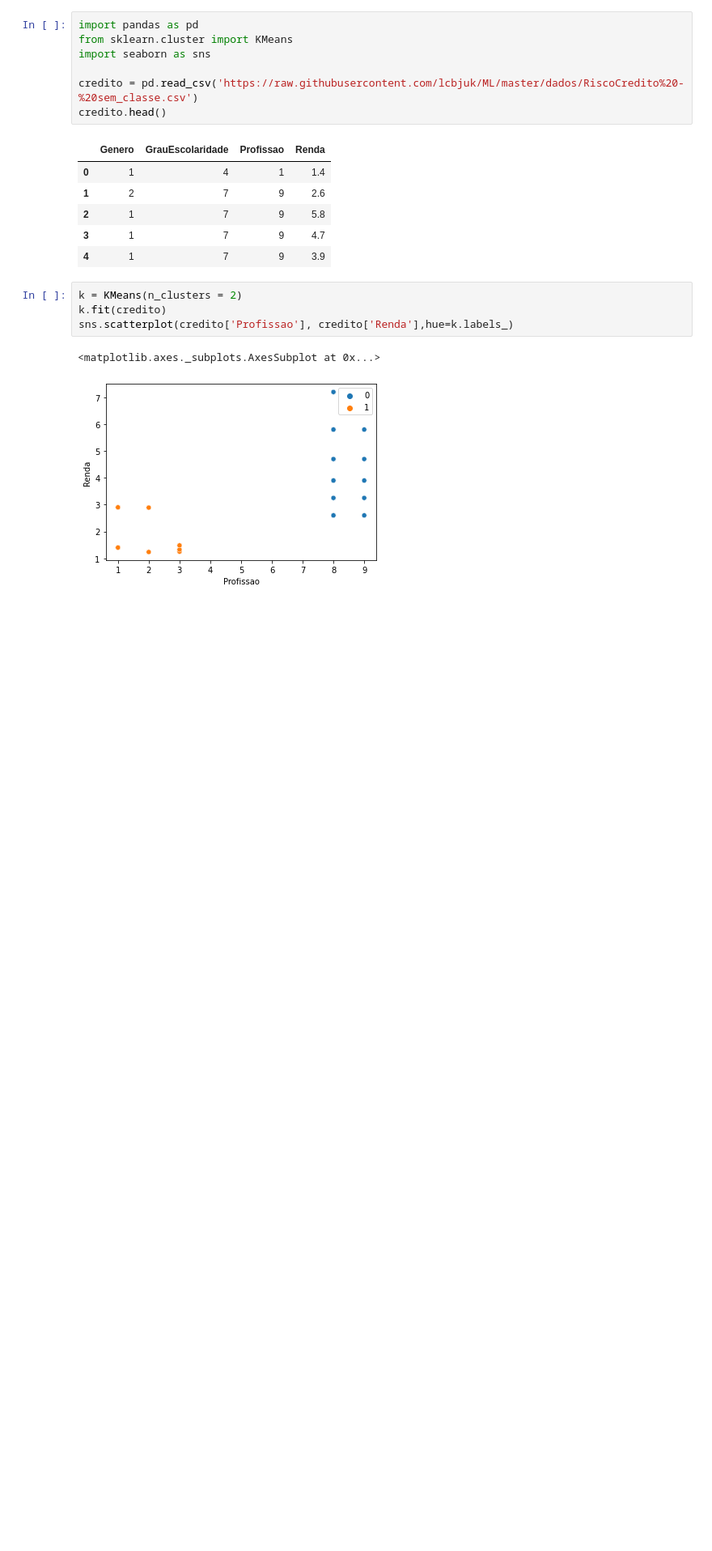
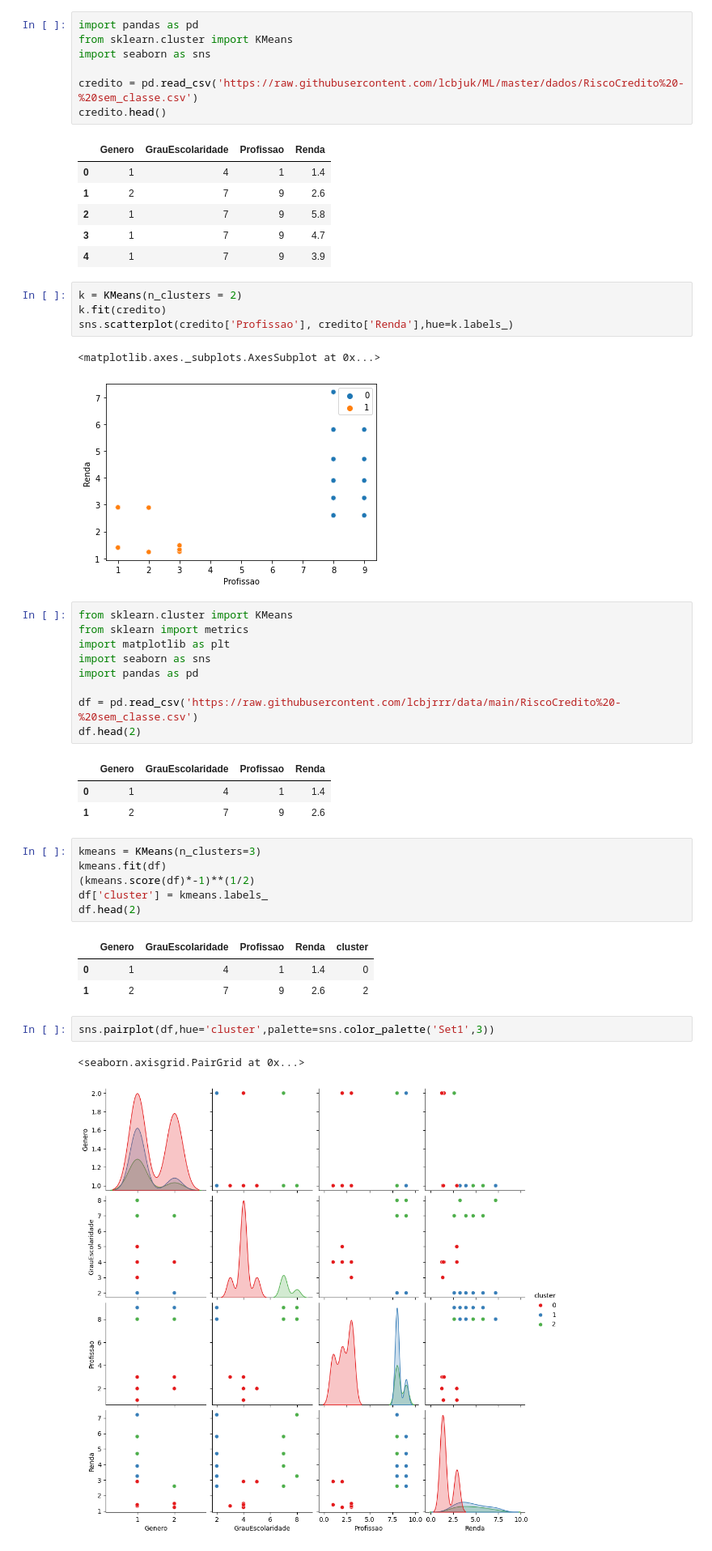
Before and after one commit to lcbjrrr/quant, a Jupyter notebook: IBMEC10_KMeans.ipynb, the cells around one changed output. Shown: that part at 81% size. Saved outputs shown, nothing was run; the diff lists cells and outputs as text; blank space fills up the shorter version.

```diff
--- a/IBMEC10_KMeans.ipynb
+++ b/IBMEC10_KMeans.ipynb
@@ -70,3 +70,31 @@ sns.scatterplot(credito['Profissao'], credito['Renda'],hue=k.labels_)
 # %% [output]
 <matplotlib.axes._subplots.AxesSubplot at 0x...>
 [figure]
+# %%
+from sklearn.cluster import KMeans
+from sklearn import metrics
+import matplotlib as plt
+import seaborn as sns
+import pandas as pd
+
+df = pd.read_csv('https://raw.githubusercontent.com/lcbjrrr/data/main/RiscoCredito%20-%20sem_classe.csv')
+df.head(2)
+# %% [output]
+|  | Genero | GrauEscolaridade | Profissao | Renda |
+| 0 | 1 | 4 | 1 | 1.4 |
+| 1 | 2 | 7 | 9 | 2.6 |
+# %%
+kmeans = KMeans(n_clusters=3)
+kmeans.fit(df)
+(kmeans.score(df)*-1)**(1/2)
+df['cluster'] = kmeans.labels_
+df.head(2)
+# %% [output]
+|  | Genero | GrauEscolaridade | Profissao | Renda | cluster |
+| 0 | 1 | 4 | 1 | 1.4 | 0 |
+| 1 | 2 | 7 | 9 | 2.6 | 2 |
+# %%
+sns.pairplot(df,hue='cluster',palette=sns.color_palette('Set1',3))
+# %% [output]
+<seaborn.axisgrid.PairGrid at 0x...>
+[figure, added]
```
Also changed, not shown: parts of 2 cells of this notebook.
